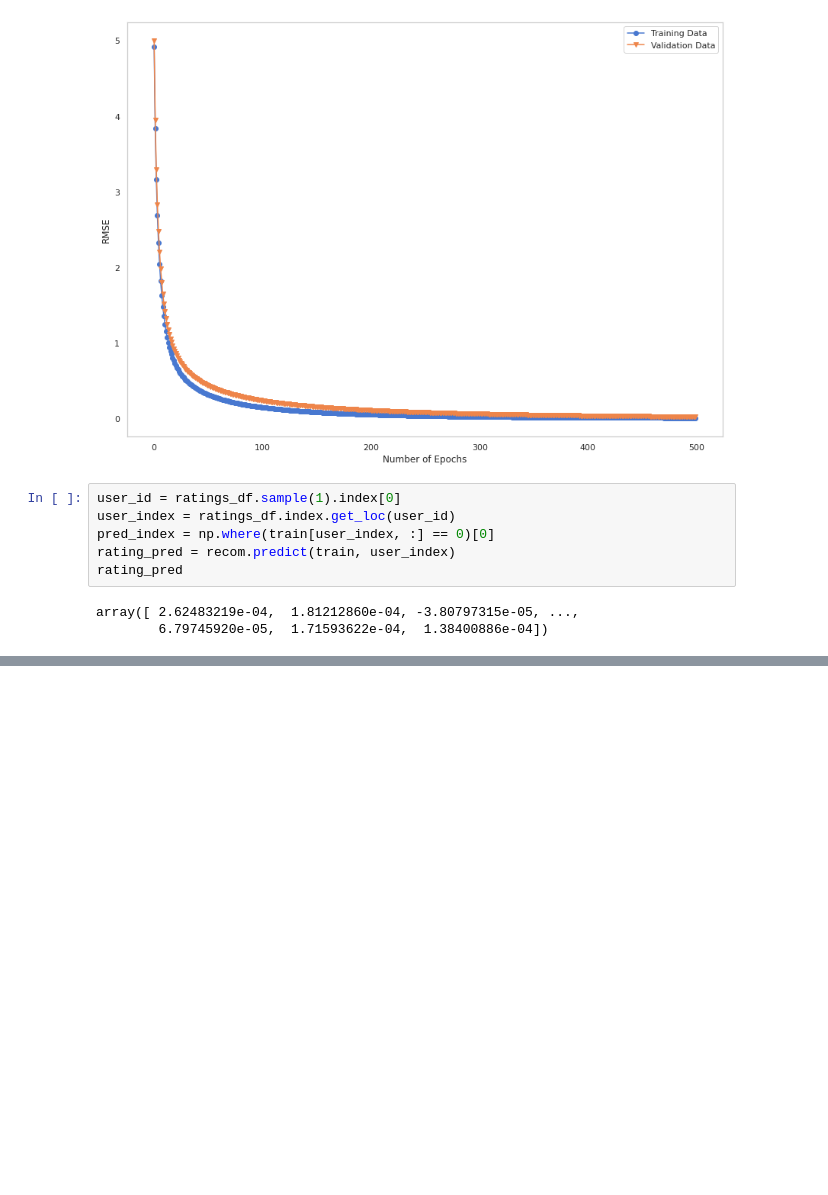
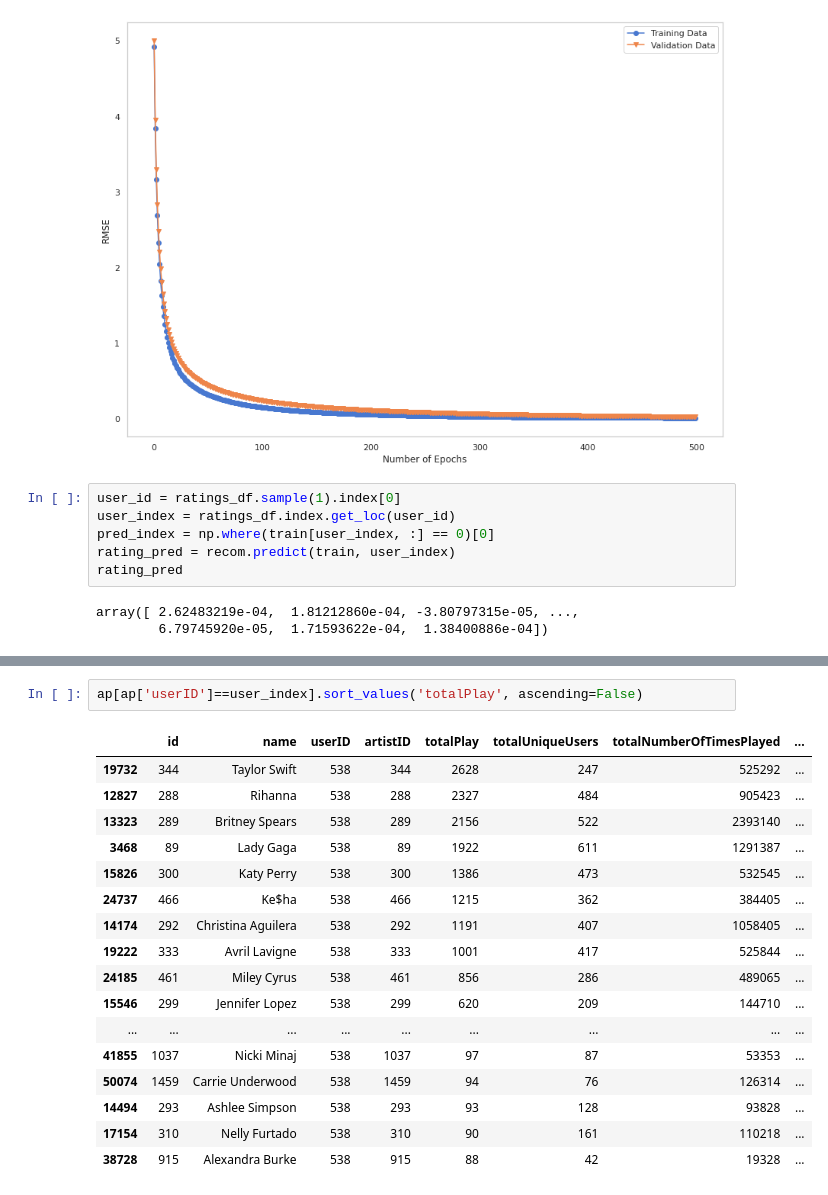
Before and after one commit to fadilparves/stoch_gradient_descent, a Jupyter notebook: Artist_Recommender.ipynb, the cells around one changed output, grey strips where cells are left out. Saved outputs shown, nothing was run; the diff lists cells and outputs as text; blank space fills up the shorter version.

Commit message:
added existing artist board

```diff
--- a/Artist_Recommender.ipynb
+++ b/Artist_Recommender.ipynb
@@ -238,0 +257,20 @@ def create_artist_rate_board(artists_df, artists_index, ratings, n=10):
+# %%
+ap[ap['userID']==user_index].sort_values('totalPlay', ascending=False)
+# %% [output]
+|  | id | name | userID | artistID | totalPlay | totalUniqueUsers | totalNumberOfTimesPlayed | ... |
+| 19732 | 344 | Taylor Swift | 538 | 344 | 2628 | 247 | 525292 | ... |
+| 12827 | 288 | Rihanna | 538 | 288 | 2327 | 484 | 905423 | ... |
+| 13323 | 289 | Britney Spears | 538 | 289 | 2156 | 522 | 2393140 | ... |
+| 3468 | 89 | Lady Gaga | 538 | 89 | 1922 | 611 | 1291387 | ... |
+| 15826 | 300 | Katy Perry | 538 | 300 | 1386 | 473 | 532545 | ... |
+| 24737 | 466 | Ke$ha | 538 | 466 | 1215 | 362 | 384405 | ... |
+| 14174 | 292 | Christina Aguilera | 538 | 292 | 1191 | 407 | 1058405 | ... |
+| 19222 | 333 | Avril Lavigne | 538 | 333 | 1001 | 417 | 525844 | ... |
+| 24185 | 461 | Miley Cyrus | 538 | 461 | 856 | 286 | 489065 | ... |
+| 15546 | 299 | Jennifer Lopez | 538 | 299 | 620 | 209 | 144710 | ... |
+| ... | ... | ... | ... | ... | ... | ... | ... | ... |
+| 41855 | 1037 | Nicki Minaj | 538 | 1037 | 97 | 87 | 53353 | ... |
+| 50074 | 1459 | Carrie Underwood | 538 | 1459 | 94 | 76 | 126314 | ... |
+| 14494 | 293 | Ashlee Simpson | 538 | 293 | 93 | 128 | 93828 | ... |
+| 17154 | 310 | Nelly Furtado | 538 | 310 | 90 | 161 | 110218 | ... |
+| 38728 | 915 | Alexandra Burke | 538 | 915 | 88 | 42 | 19328 | ... |
```
Also changed, not shown: parts of 2 cells of this notebook.
